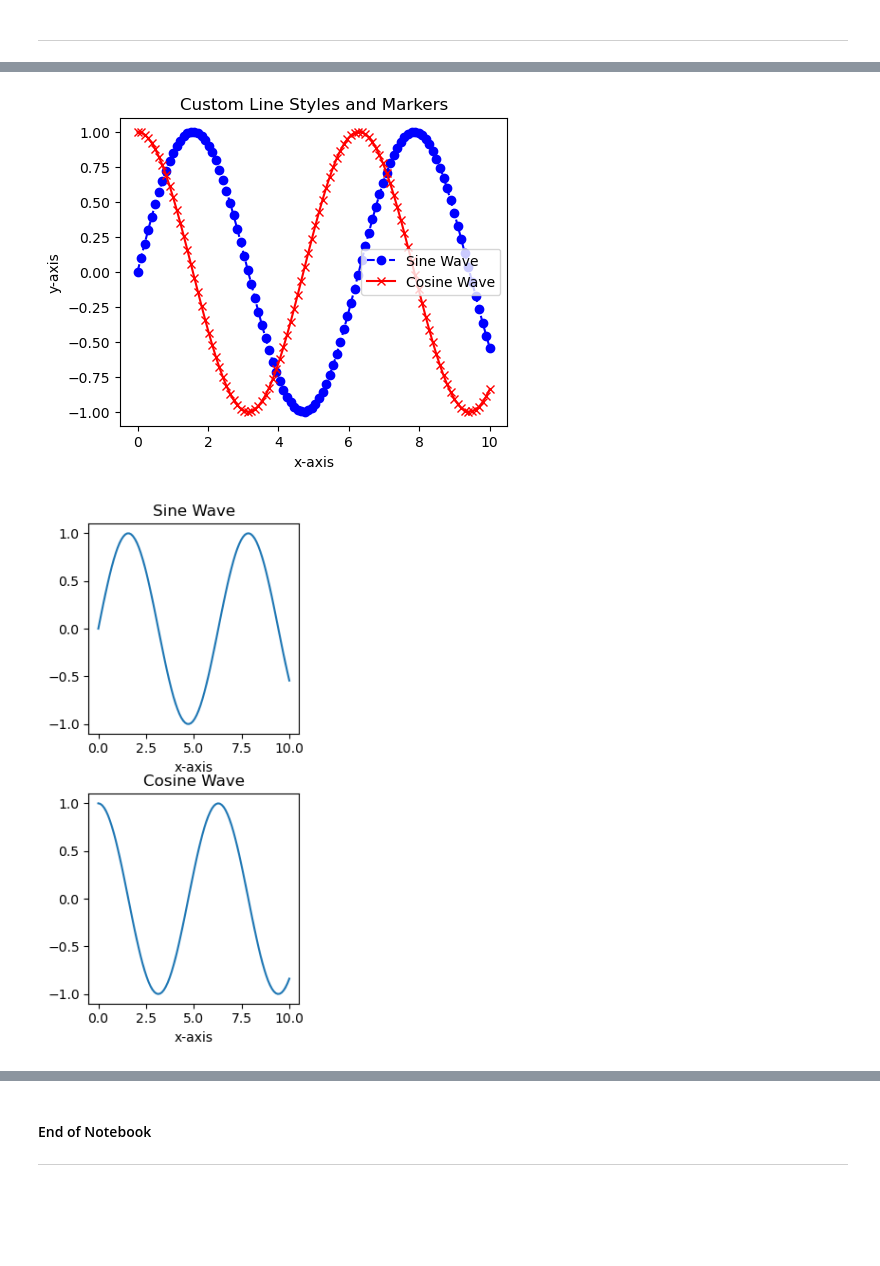
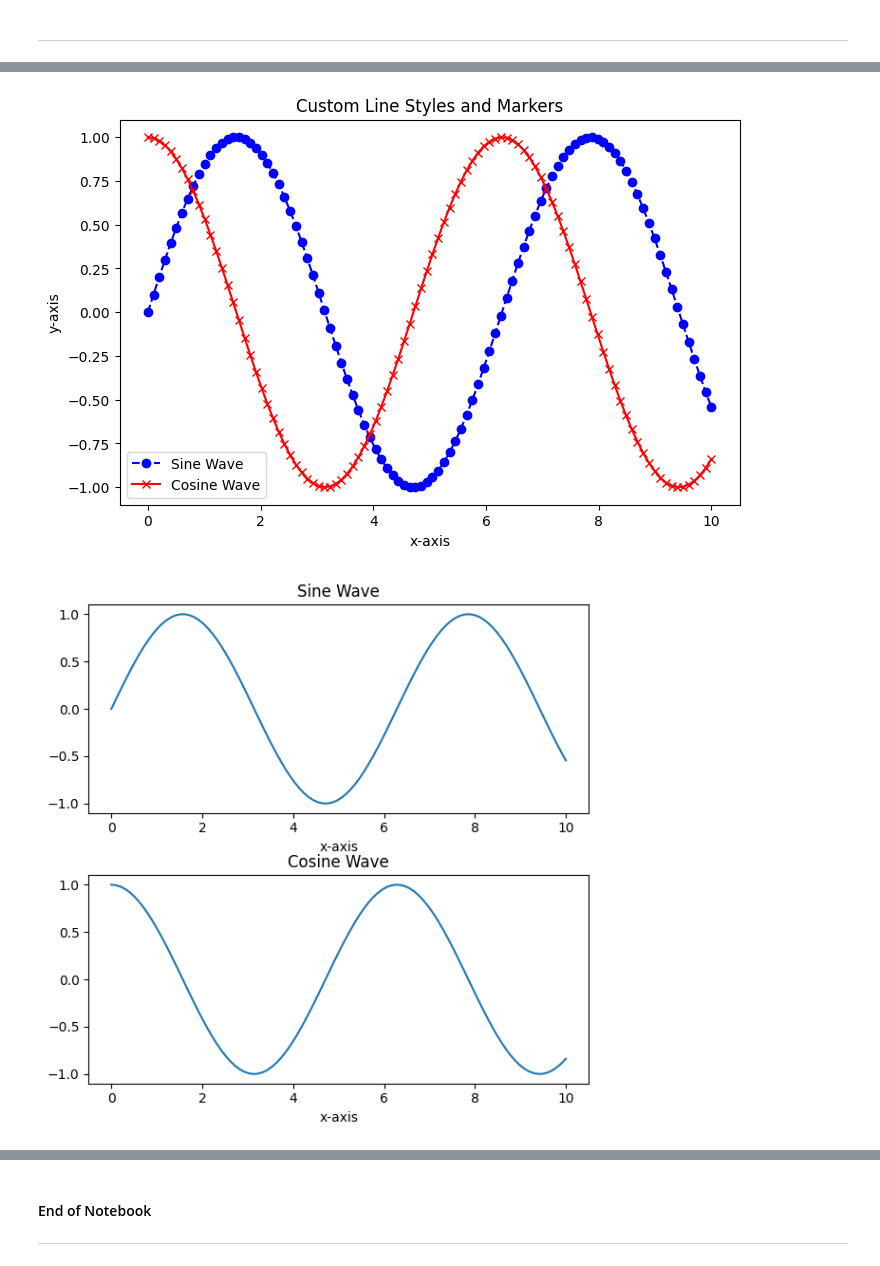
Before and after one commit to sambeets/EPE2316-Power-System-Planning, a Jupyter notebook: DigiLab/1 - Python Fundamentals Part 1/Digital Lab 1 - Python Fundamentals Part 1.ipynb, the cells around one changed output, grey strips where cells are left out. Cells and saved outputs as stored; diff of their text form; code cells hidden in the pictures; blank space fills up the shorter version.

```diff
--- a/DigiLab/1 - Python Fundamentals Part 1/Digital Lab 1 - Python Fundamentals Part 1.ipynb
+++ b/DigiLab/1 - Python Fundamentals Part 1/Digital Lab 1 - Python Fundamentals Part 1.ipynb
@@ -657,18 +711,18 @@ plt.show()
 # %%
 # Example 3: Customizing Line Styles and Markers
-fig = plt.figure(figsize=(5, 4)) # Changes the figure size
+fig = plt.figure(figsize=(8, 5)) # Changes the figure size
 plt.plot(x, y, linestyle='--', color='blue', marker='o', label='Sine Wave') # Dashed line with circle markers
 plt.plot(x, y2, linestyle='-', color='red', marker='x', label='Cosine Wave') # Solid line with x markers
 plt.title('Custom Line Styles and Markers')
 plt.xlabel('x-axis')
 plt.ylabel('y-axis')
-plt.legend()
+plt.legend(loc='lower left')
 plt.show()
 # %% [output]
-[figure, old version]
+[figure, new version]
 # %%
 # Example 4: Subplots
-fig, axes = plt.subplots(2, 1, figsize=(3, 6)) # Create a 2-row, 1-column grid of subplots
+fig, axes = plt.subplots(2, 1, figsize=(6, 6)) # Create a 2-row, 1-column grid of subplots
 axes[0].plot(x, y) # Plot on the first subplot
 axes[0].set_title('Sine Wave')
 axes[0].set_xlabel("x-axis")
@@ -679,7 +733,7 @@ axes[1].set_xlabel("x-axis")
 plt.tight_layout(h_pad=0, w_pad=0) # Useful if the subplots are overlapping
 plt.show()
 # %% [output]
-[figure, old version]
+[figure, new version]
 # %%
 # Example 5: Plotting a Function
 def quadratic_function(x):
```
Also changed, not shown: parts of 22 cells of this notebook, 3 other files.
